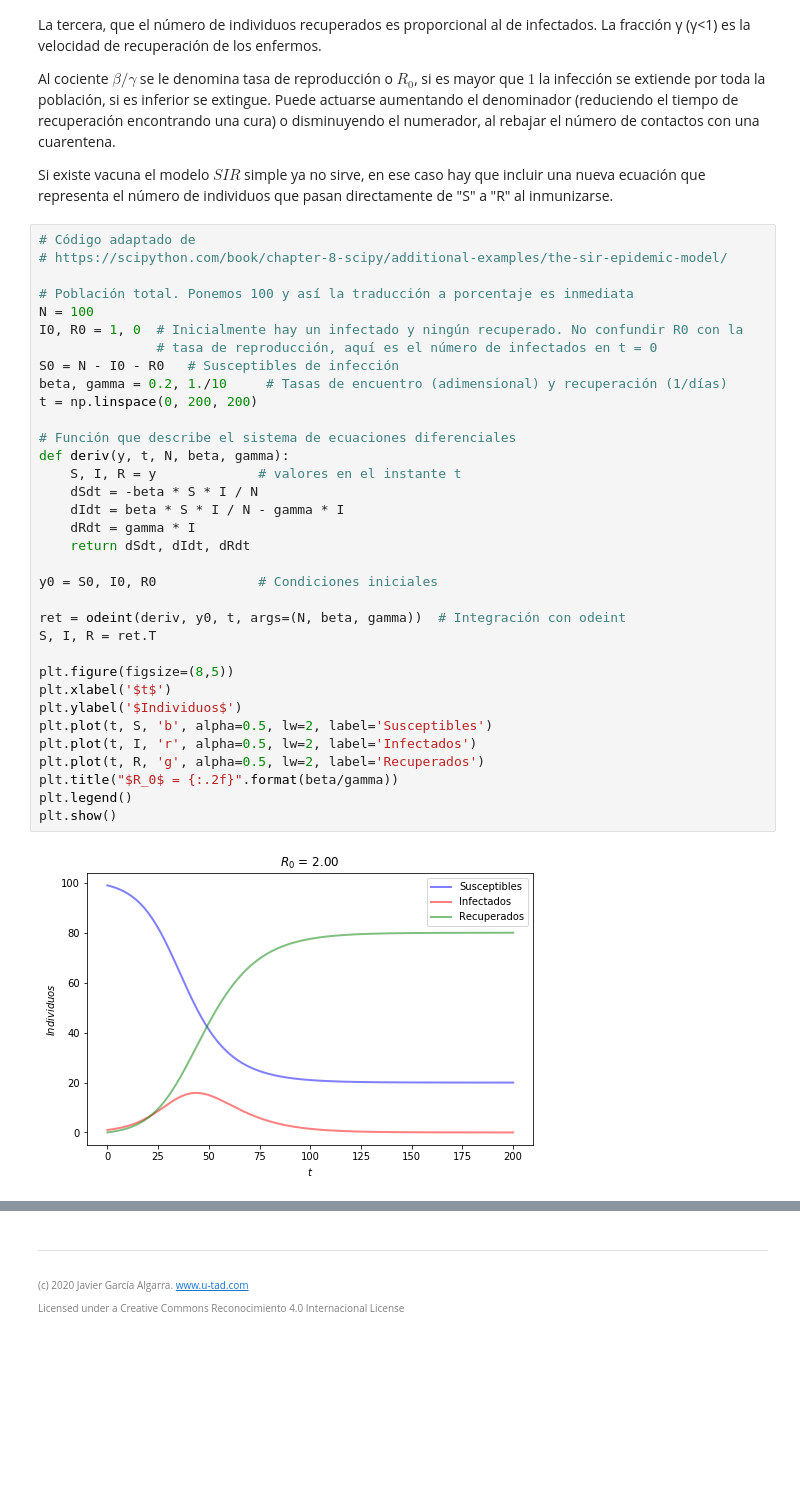
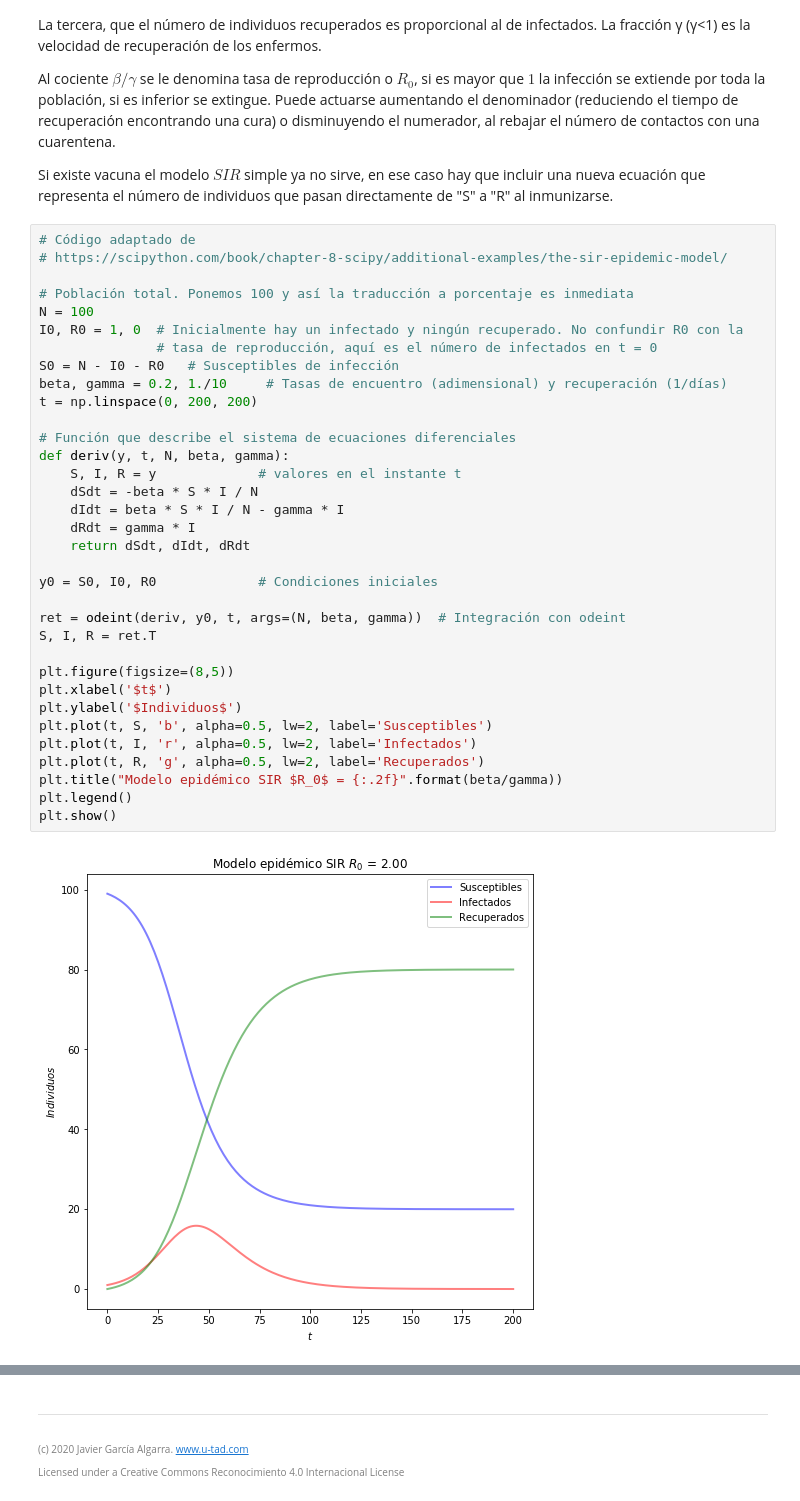
Before and after one commit to jgalgarra/PythonMatematicas, a Jupyter notebook: notebooks/05_np_ecuaciones_diferenciales.ipynb, the cells around one changed output, grey strips where cells are left out. Drawn from its saved outputs; the diff is of its cells as text; blank space fills up the shorter version.

```diff
--- a/notebooks/05_np_ecuaciones_diferenciales.ipynb
+++ b/notebooks/05_np_ecuaciones_diferenciales.ipynb
@@ -414,35 +415,35 @@ Si existe vacuna el modelo $SIR$ simple ya no sirve, en ese caso hay que incluir
 # Población total. Ponemos 100 y así la traducción a porcentaje es inmediata
 N = 100
 I0, R0 = 1, 0  # Inicialmente hay un infectado y ningún recuperado. No confundir R0 con la
                # tasa de reproducción, aquí es el número de infectados en t = 0
 S0 = N - I0 - R0   # Susceptibles de infección
 beta, gamma = 0.2, 1./10     # Tasas de encuentro (adimensional) y recuperación (1/días)
 t = np.linspace(0, 200, 200)
 
 # Función que describe el sistema de ecuaciones diferenciales
 def deriv(y, t, N, beta, gamma):
     S, I, R = y             # valores en el instante t
     dSdt = -beta * S * I / N
     dIdt = beta * S * I / N - gamma * I
     dRdt = gamma * I
     return dSdt, dIdt, dRdt
 
 y0 = S0, I0, R0             # Condiciones iniciales
 
 ret = odeint(deriv, y0, t, args=(N, beta, gamma))  # Integración con odeint
 S, I, R = ret.T
 
 plt.figure(figsize=(8,5))
 plt.xlabel('$t$')
 plt.ylabel('$Individuos$')
 plt.plot(t, S, 'b', alpha=0.5, lw=2, label='Susceptibles')
 plt.plot(t, I, 'r', alpha=0.5, lw=2, label='Infectados')
 plt.plot(t, R, 'g', alpha=0.5, lw=2, label='Recuperados')
-plt.title("$R_0$ = {:.2f}".format(beta/gamma))
+plt.title("Modelo epidémico SIR $R_0$ = {:.2f}".format(beta/gamma))
 plt.legend()
 plt.show()
 # %% [output]
-[figure, old version]
+[figure, new version]
 # %%
 beta, gamma = 0.15, 1./10     # Efecto bajando R0
 y0 = S0, I0, R0             # Condiciones iniciales
```
Also changed, not shown: parts of 3 cells of this notebook.
